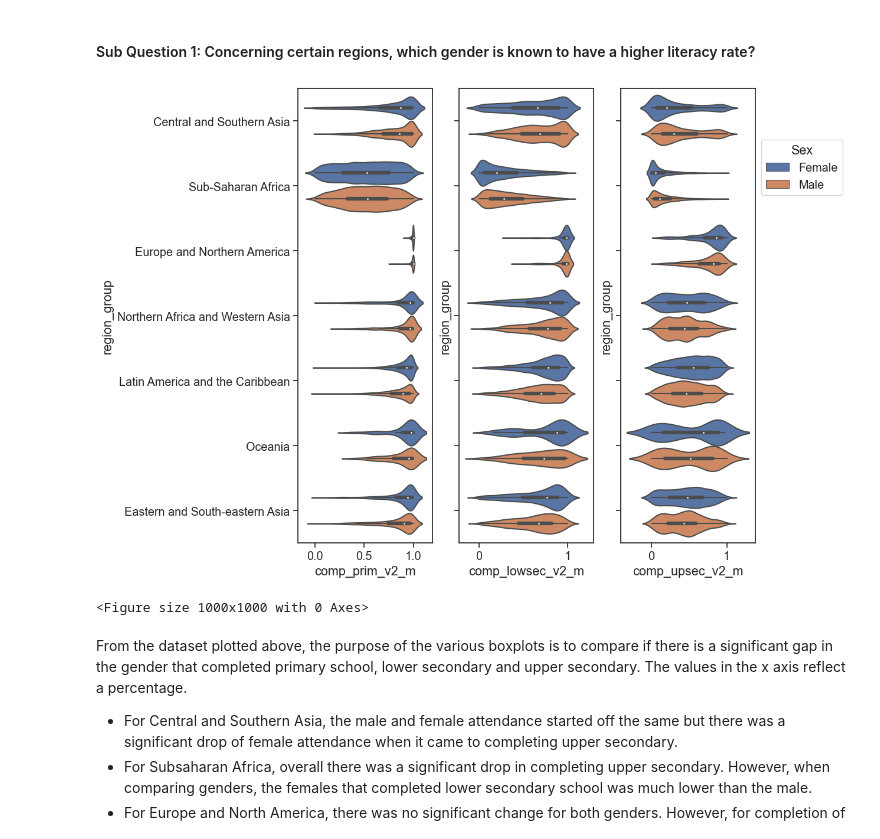
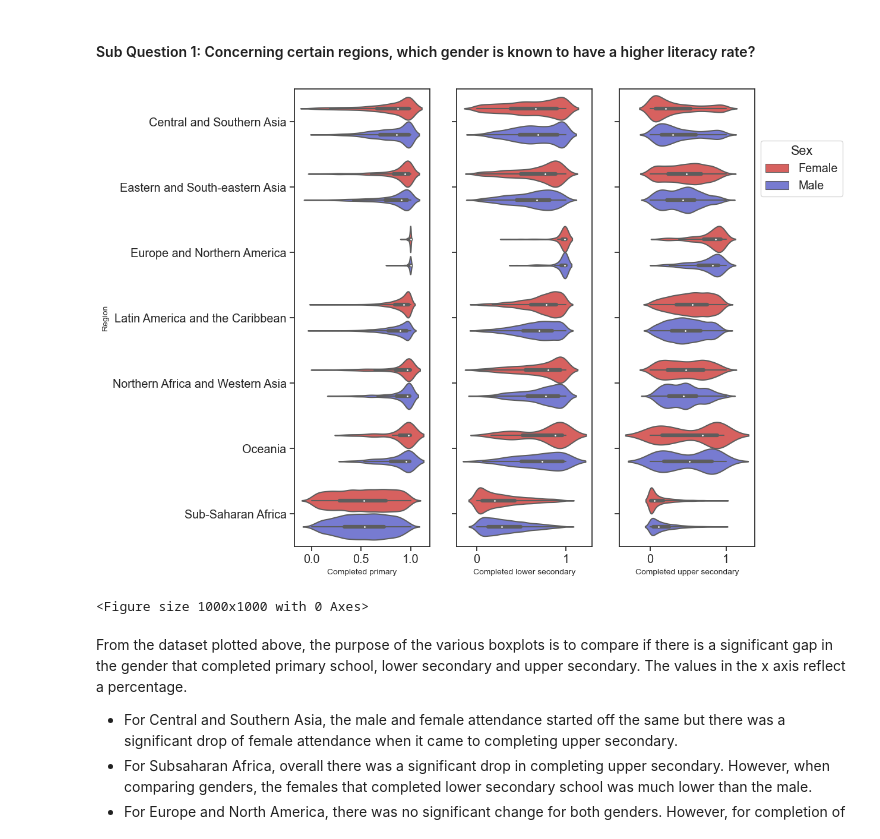
Before and after one commit to ubco-W2022T2-data301/project-group-group18, a Jupyter notebook: analysis/analysis3.ipynb, the cells around one changed output. Cells and saved outputs as stored; diff of their text form; code cells hidden in the pictures.

```diff
--- a/analysis/analysis3.ipynb
+++ b/analysis/analysis3.ipynb
@@ -101,17 +58,23 @@ Index(['iso_code', 'region_group', 'income_group', 'country', 'survey', 'year',
 # %%
 f, axes = plt.subplots(ncols=3,sharex='col', sharey='row')
 plt.rcParams["figure.figsize"] = [10.00,10.00]
+plt.rc('axes', labelsize=10)
 # plt.title("Region vs Gender who completed all levels of education(Higher Secondary)",loc='center')
-sns.violinplot(x=df['comp_prim_v2_m'],y=df['region_group'],hue=df['Sex'],ax=axes[0])
-sns.violinplot(x=df['comp_lowsec_v2_m'],y=df['region_group'],hue=df['Sex'],ax=axes[1])
-sns.violinplot(x=df['comp_upsec_v2_m'],y=df['region_group'],hue=df['Sex'],ax=axes[2])
+my_pal = {sex: '#eb4d4b' if sex == "Female" else '#686de0' for sex in df["Sex"].unique()}
+sns.violinplot(x=df['comp_prim_v2_m'],y=df['region_group'].sort_values(),hue=df['Sex'],ax=axes[0],palette=my_pal)
+sns.violinplot(x=df['comp_lowsec_v2_m'],y=df['region_group'].sort_values(),hue=df['Sex'],ax=axes[1],palette=my_pal)
+sns.violinplot(x=df['comp_upsec_v2_m'],y=df['region_group'].sort_values(),hue=df['Sex'],ax=axes[2],palette=my_pal)
 axes[0].get_legend().remove()
 axes[1].get_legend().remove()
 axes[2].legend(bbox_to_anchor=[1,0.9],loc='upper left',title='Sex')
+axes[0].set(ylabel='Region',xlabel="Completed primary")
+axes[1].set(ylabel=None,xlabel="Completed lower secondary")
+axes[2].set(ylabel=None,xlabel="Completed upper secondary")
+
 plt.show()
 sns.despine(trim=True, left=True)
 # %% [output]
-[figure, old version]
+[figure, new version]
 <Figure size 1000x1000 with 0 Axes>
 # %% [markdown]
 From the dataset plotted above, the purpose of the various boxplots is to compare if there is a significant gap in the gender that completed primary school, lower secondary and upper secondary. The values in the x axis reflect a percentage.
```
Also changed, not shown: parts of 9 cells of this notebook.
